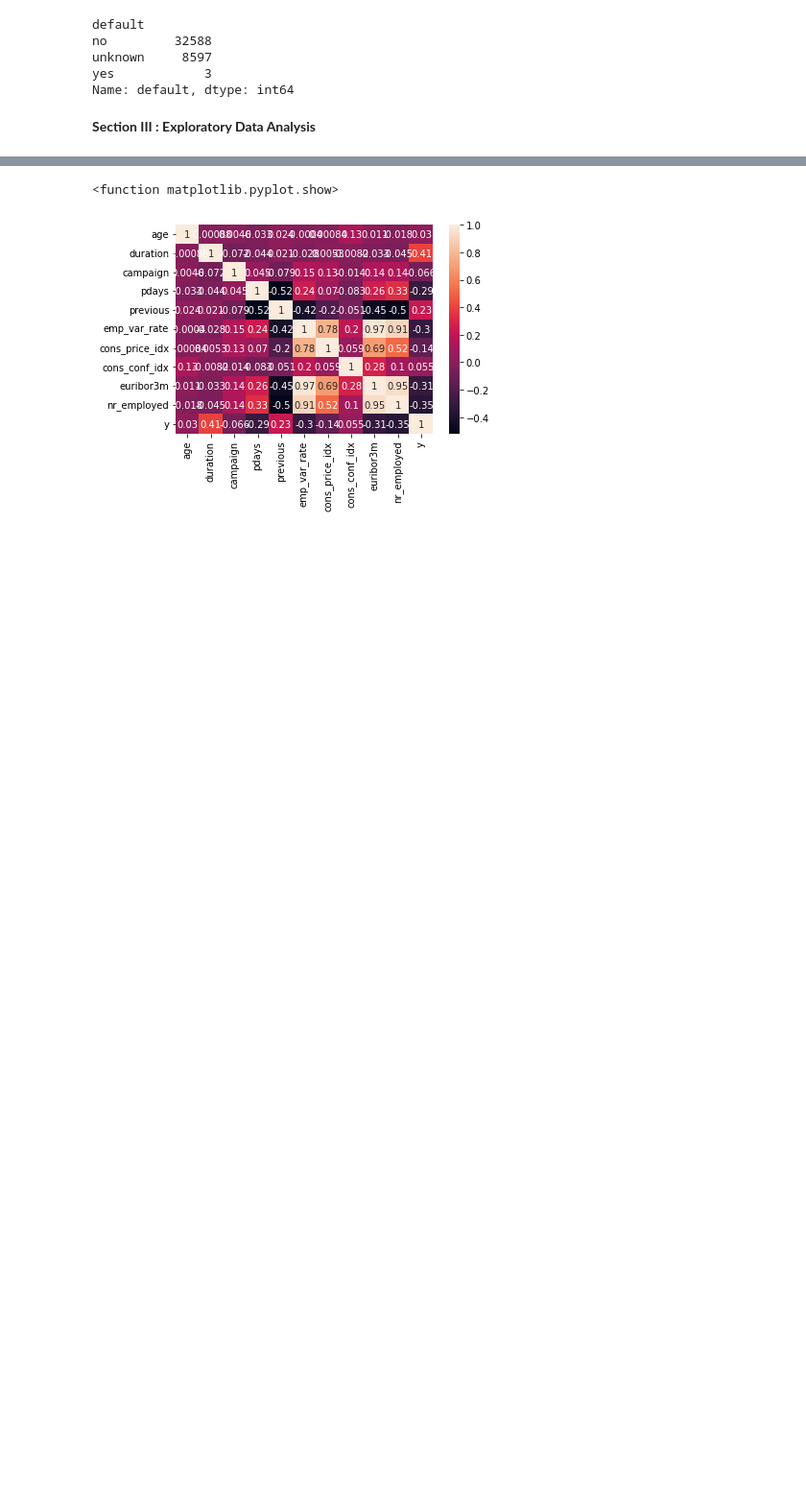
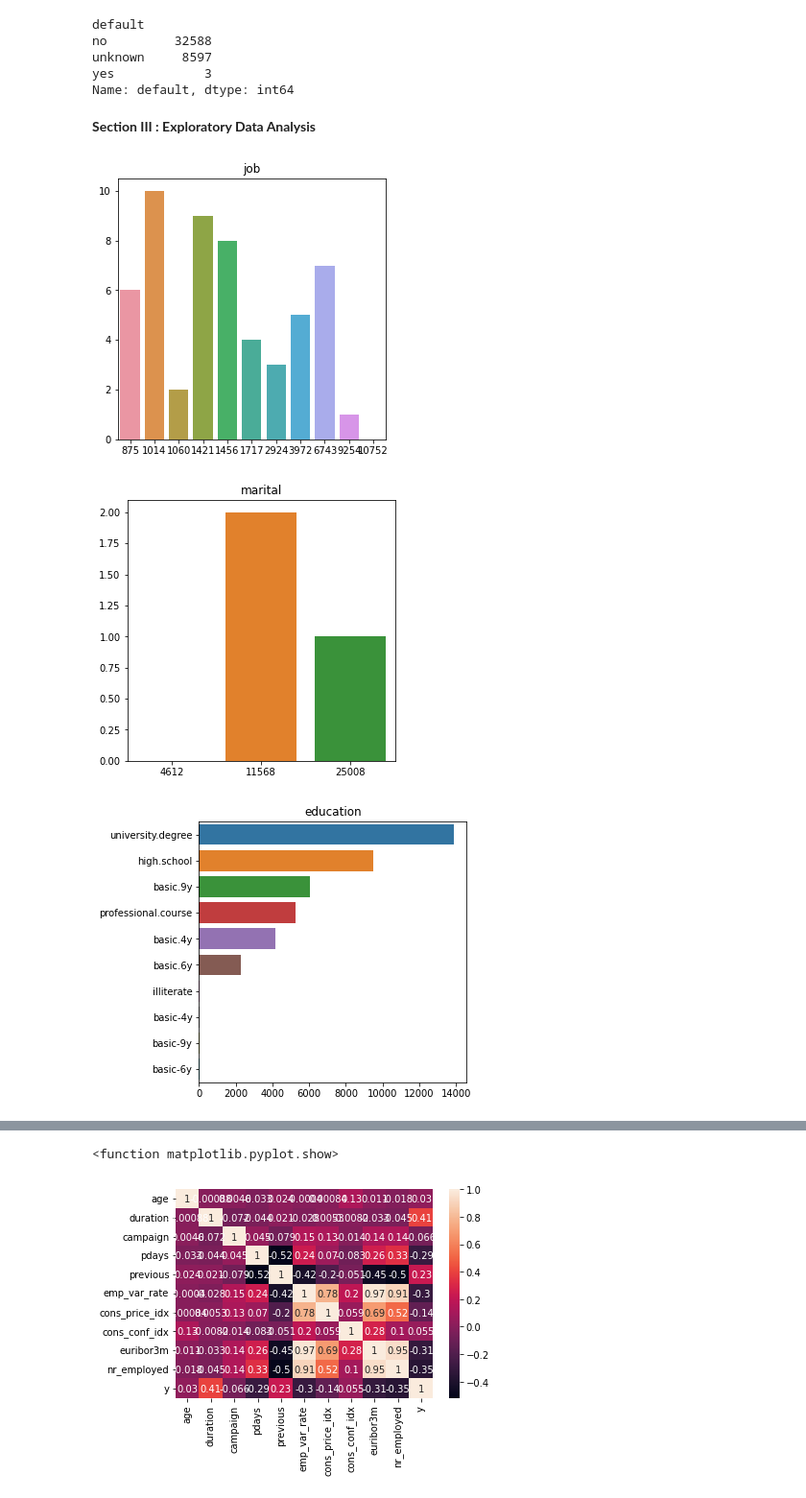
Before and after one commit to jmlucasusc4/LogisticRegression, a Jupyter notebook: Bank_Logistic_RegressionProject.ipynb, the cells around one changed output, grey strips where cells are left out. Shown: that part at 96% size. Drawn from its saved outputs; the diff is of its cells as text; code cells hidden in the pictures; blank space fills up the shorter version.

```diff
--- a/Bank_Logistic_RegressionProject.ipynb
+++ b/Bank_Logistic_RegressionProject.ipynb
@@ -340,3 +340,14 @@ import scipy.stats as stats
 import pandas as pd
 import numpy as np
 import seaborn as sns
+# %%
+data_b=['job','marital','education','default','loan','contact','month','day_of_week','poutcome']
+for col in data_b:
+  plt.figure(figsize=(5,5))
+  sns.barplot(data[col].value_counts().values,data[col].value_counts().index)
+  plt.title(col)
+plt.show()
+# %% [output]
+[figure, added]
+[figure, added]
+[figure, added]
```
Also changed, not shown: parts of 1 cell of this notebook.
